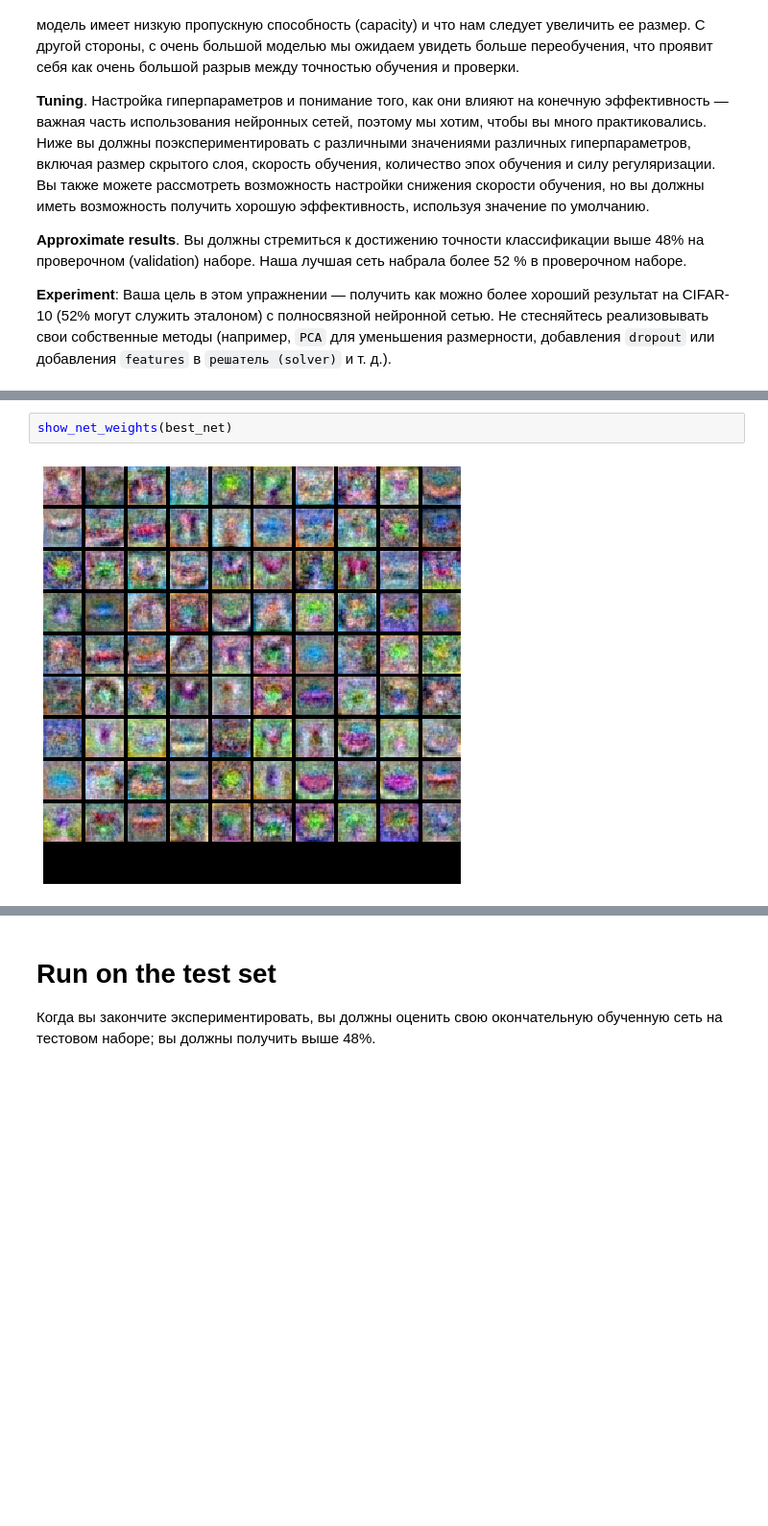
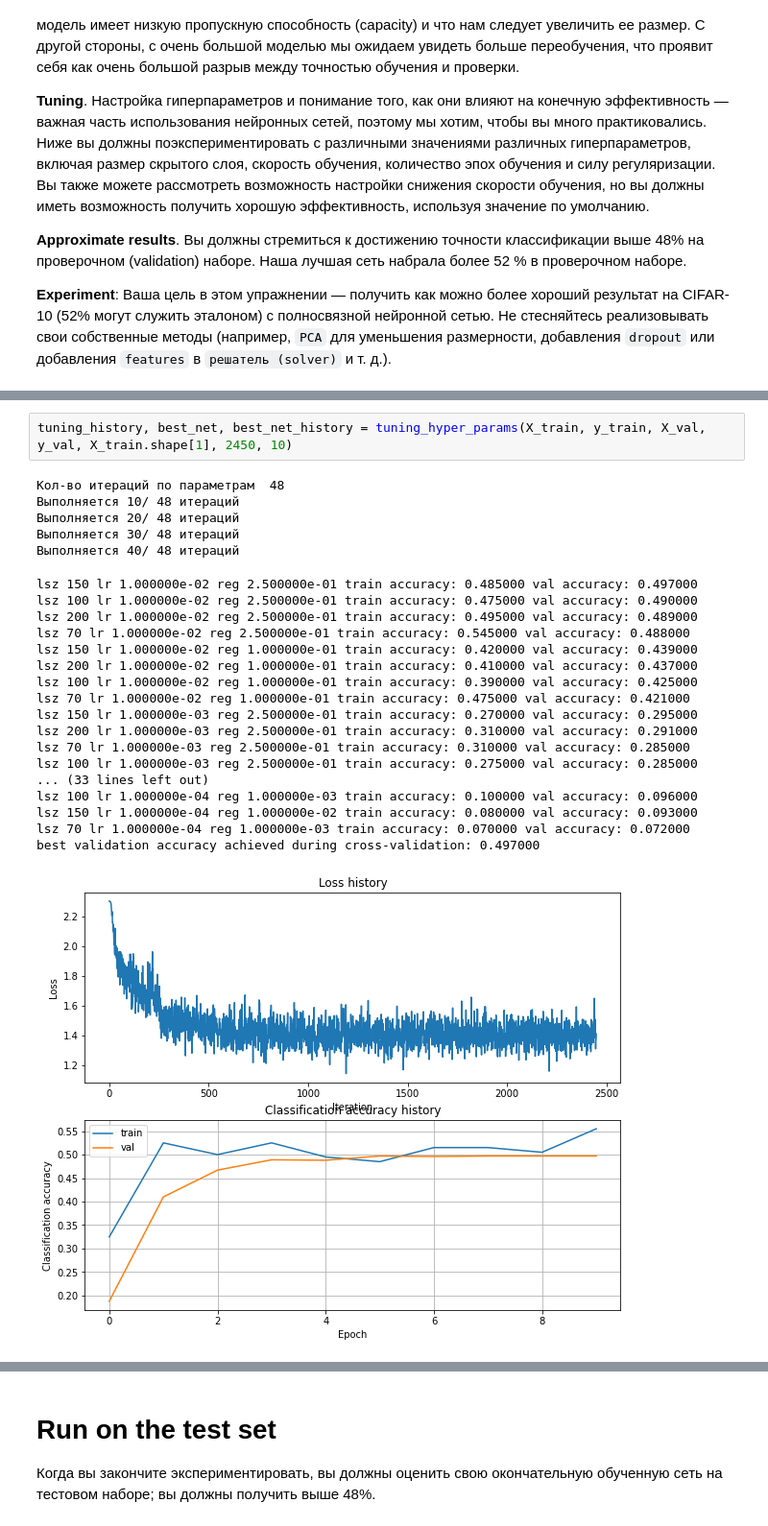
Before and after one commit to exp20/cs231n, a Jupyter notebook: assignment1/two_layer_net.ipynb, the cells around one changed output, grey strips where cells are left out. Shown at 96% size. Cells and saved outputs as stored; diff of their text form; blank space fills up the shorter version.

```diff
--- a/assignment1/two_layer_net.ipynb
+++ b/assignment1/two_layer_net.ipynb
@@ -435,7 +416,29 @@ plt.show()
-# %%
-show_net_weights(best_net)
-# %% [output]
-[figure, removed]
+# %%
+tuning_history, best_net, best_net_history = tuning_hyper_params(X_train, y_train, X_val, y_val, X_train.shape[1], 2450, 10)
+# %% [output]
+Кол-во итераций по параметрам  48
+Выполняется 10/ 48 итераций
+Выполняется 20/ 48 итераций
+Выполняется 30/ 48 итераций
+Выполняется 40/ 48 итераций
+lsz 150 lr 1.000000e-02 reg 2.500000e-01 train accuracy: 0.485000 val accuracy: 0.497000
+lsz 100 lr 1.000000e-02 reg 2.500000e-01 train accuracy: 0.475000 val accuracy: 0.490000
+lsz 200 lr 1.000000e-02 reg 2.500000e-01 train accuracy: 0.495000 val accuracy: 0.489000
+lsz 70 lr 1.000000e-02 reg 2.500000e-01 train accuracy: 0.545000 val accuracy: 0.488000
+lsz 150 lr 1.000000e-02 reg 1.000000e-01 train accuracy: 0.420000 val accuracy: 0.439000
+lsz 200 lr 1.000000e-02 reg 1.000000e-01 train accuracy: 0.410000 val accuracy: 0.437000
+lsz 100 lr 1.000000e-02 reg 1.000000e-01 train accuracy: 0.390000 val accuracy: 0.425000
+lsz 70 lr 1.000000e-02 reg 1.000000e-01 train accuracy: 0.475000 val accuracy: 0.421000
+lsz 150 lr 1.000000e-03 reg 2.500000e-01 train accuracy: 0.270000 val accuracy: 0.295000
+lsz 200 lr 1.000000e-03 reg 2.500000e-01 train accuracy: 0.310000 val accuracy: 0.291000
+lsz 70 lr 1.000000e-03 reg 2.500000e-01 train accuracy: 0.310000 val accuracy: 0.285000
+lsz 100 lr 1.000000e-03 reg 2.500000e-01 train accuracy: 0.275000 val accuracy: 0.285000
+... (33 lines left out)
+lsz 100 lr 1.000000e-04 reg 1.000000e-03 train accuracy: 0.100000 val accuracy: 0.096000
+lsz 150 lr 1.000000e-04 reg 1.000000e-02 train accuracy: 0.080000 val accuracy: 0.093000
+lsz 70 lr 1.000000e-04 reg 1.000000e-03 train accuracy: 0.070000 val accuracy: 0.072000
+best validation accuracy achieved during cross-validation: 0.497000
+[figure, added]
 # %%
 # Print your validation accuracy: this should be above 48%
 val_acc = (best_net.predict(X_val) == y_val).mean()
```
Also changed, not shown: parts of 29 cells of this notebook, 2 other files.
